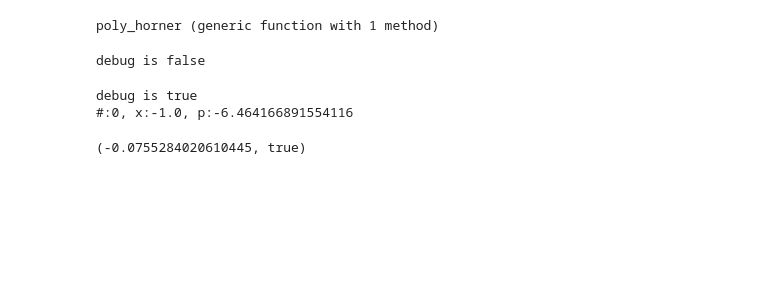
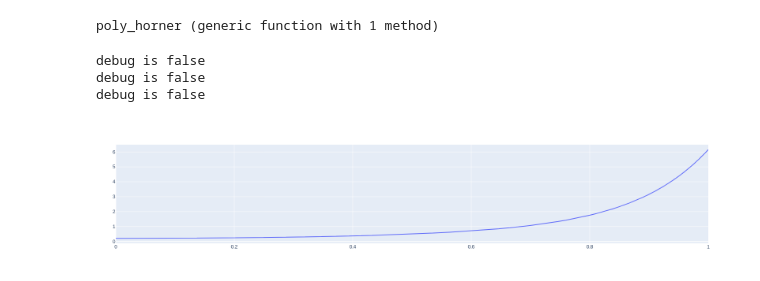
Before and after one commit to agsha/julia, a Jupyter notebook: newton.ipynb, the cells around one changed output. Cells and saved outputs as stored; diff of their text form; code cells hidden in the pictures; blank space fills up the shorter version.

```diff
--- a/newton.ipynb
+++ b/newton.ipynb
@@ -64,17 +67,22 @@ while true
     if !ok
         break
     end
-    break
 end
 
 # poly_horner(v, 1.9000633949311184)
 # %% [output]
 debug is false
+debug is false
+debug is false
 # %%
-# println(v)
-newton(v, -1., true)
+v = read_from_file()
+    x = 0:0.0001:1
+    y = map(x->poly_horner(v, x), x)
+
+trace1 = scatter(x=x, y=y,
+                        mode="lines",
+                        name="f")
+display(plot([trace1]))
 # %% [output]
-debug is true
-#:0, x:-1.0, p:-6.464166891554116
-(-0.0755284020610445, true)
+[figure, added]
 # %%
```
Also changed, not shown: parts of 3 cells of this notebook, 2 other files.
